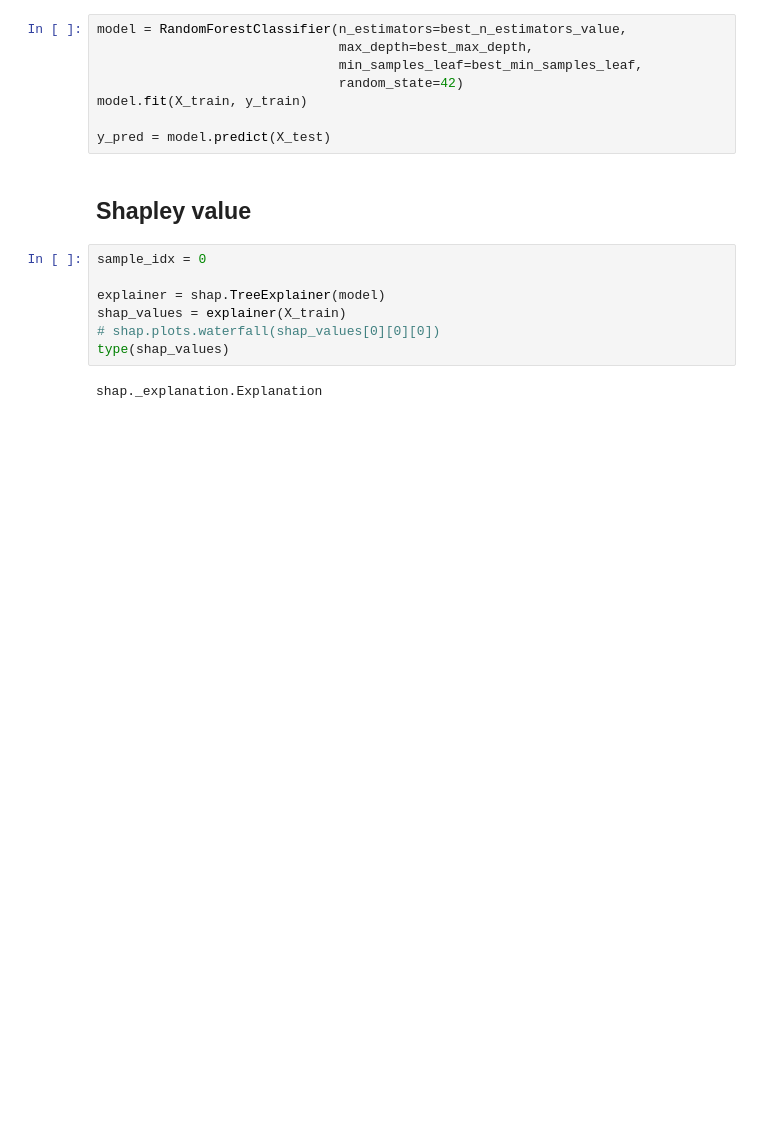
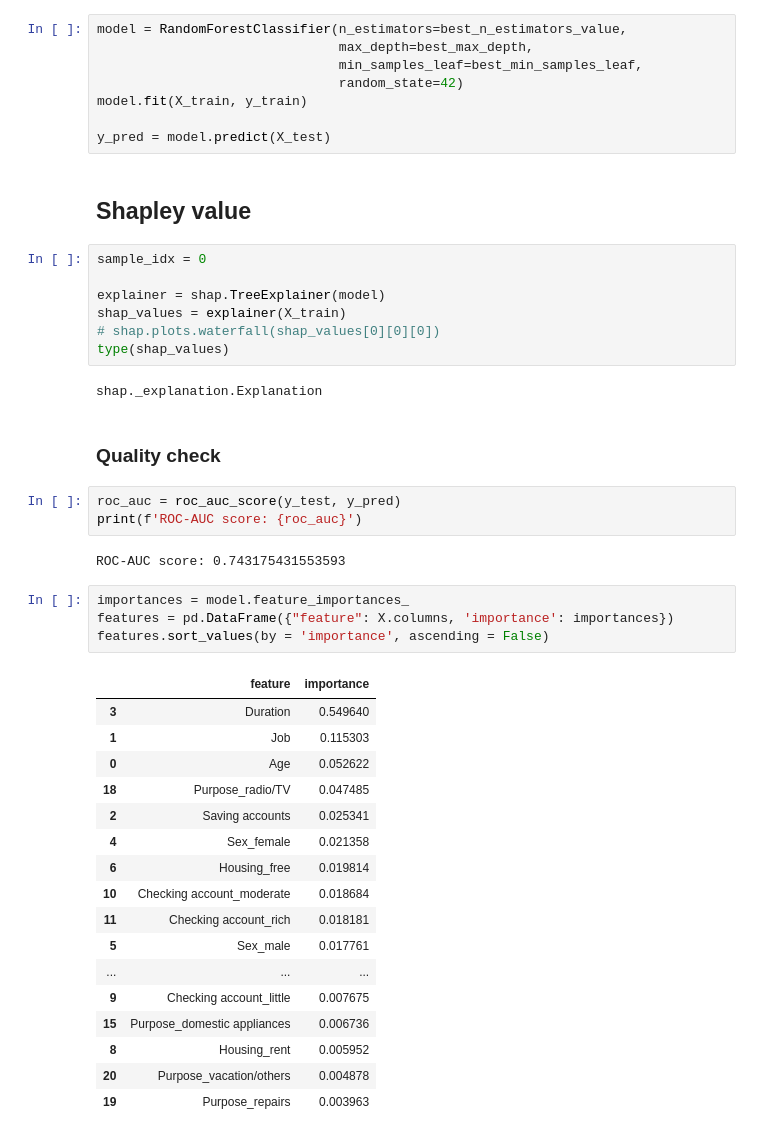
Before and after one commit to kvufee/credit-scoring, a Jupyter notebook: credit-scoring.ipynb, the cells around one changed output. Saved outputs shown, nothing was run; the diff lists cells and outputs as text; blank space fills up the shorter version.

```diff
--- a/credit-scoring.ipynb
+++ b/credit-scoring.ipynb
@@ -199,3 +203,32 @@ shap_values = explainer(X_train)
 type(shap_values)
 # %% [output]
 shap._explanation.Explanation
+# %% [markdown]
+### Quality check
+# %%
+roc_auc = roc_auc_score(y_test, y_pred)
+print(f'ROC-AUC score: {roc_auc}')
+# %% [output]
+ROC-AUC score: 0.743175431553593
+# %%
+importances = model.feature_importances_
+features = pd.DataFrame({"feature": X.columns, 'importance': importances})
+features.sort_values(by = 'importance', ascending = False)
+# %% [output]
+|  | feature | importance |
+| 3 | Duration | 0.549640 |
+| 1 | Job | 0.115303 |
+| 0 | Age | 0.052622 |
+| 18 | Purpose_radio/TV | 0.047485 |
+| 2 | Saving accounts | 0.025341 |
+| 4 | Sex_female | 0.021358 |
+| 6 | Housing_free | 0.019814 |
+| 10 | Checking account_moderate | 0.018684 |
+| 11 | Checking account_rich | 0.018181 |
+| 5 | Sex_male | 0.017761 |
+| ... | ... | ... |
+| 9 | Checking account_little | 0.007675 |
+| 15 | Purpose_domestic appliances | 0.006736 |
+| 8 | Housing_rent | 0.005952 |
+| 20 | Purpose_vacation/others | 0.004878 |
+| 19 | Purpose_repairs | 0.003963 |
```
Also changed, not shown: parts of 17 cells of this notebook.
